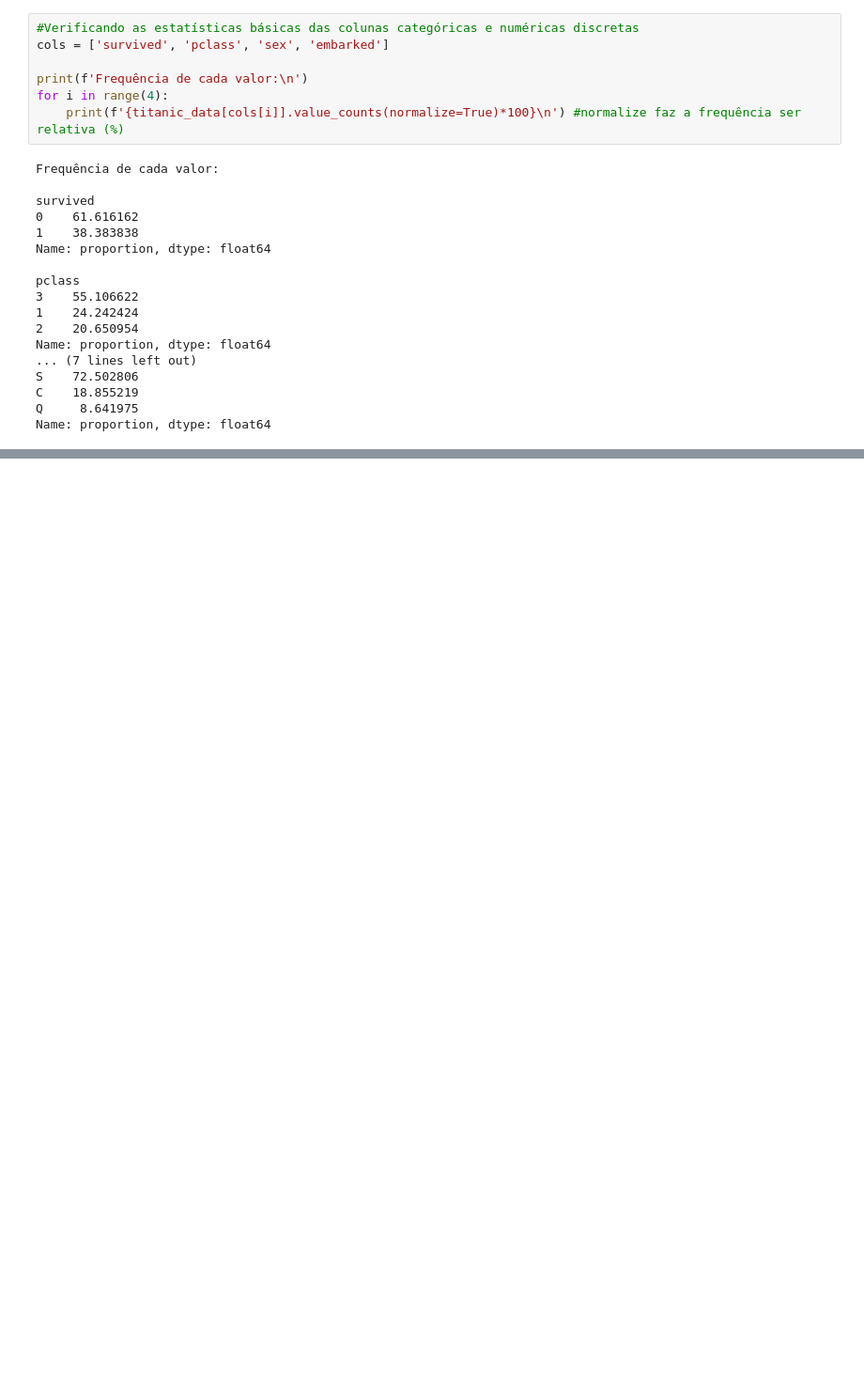
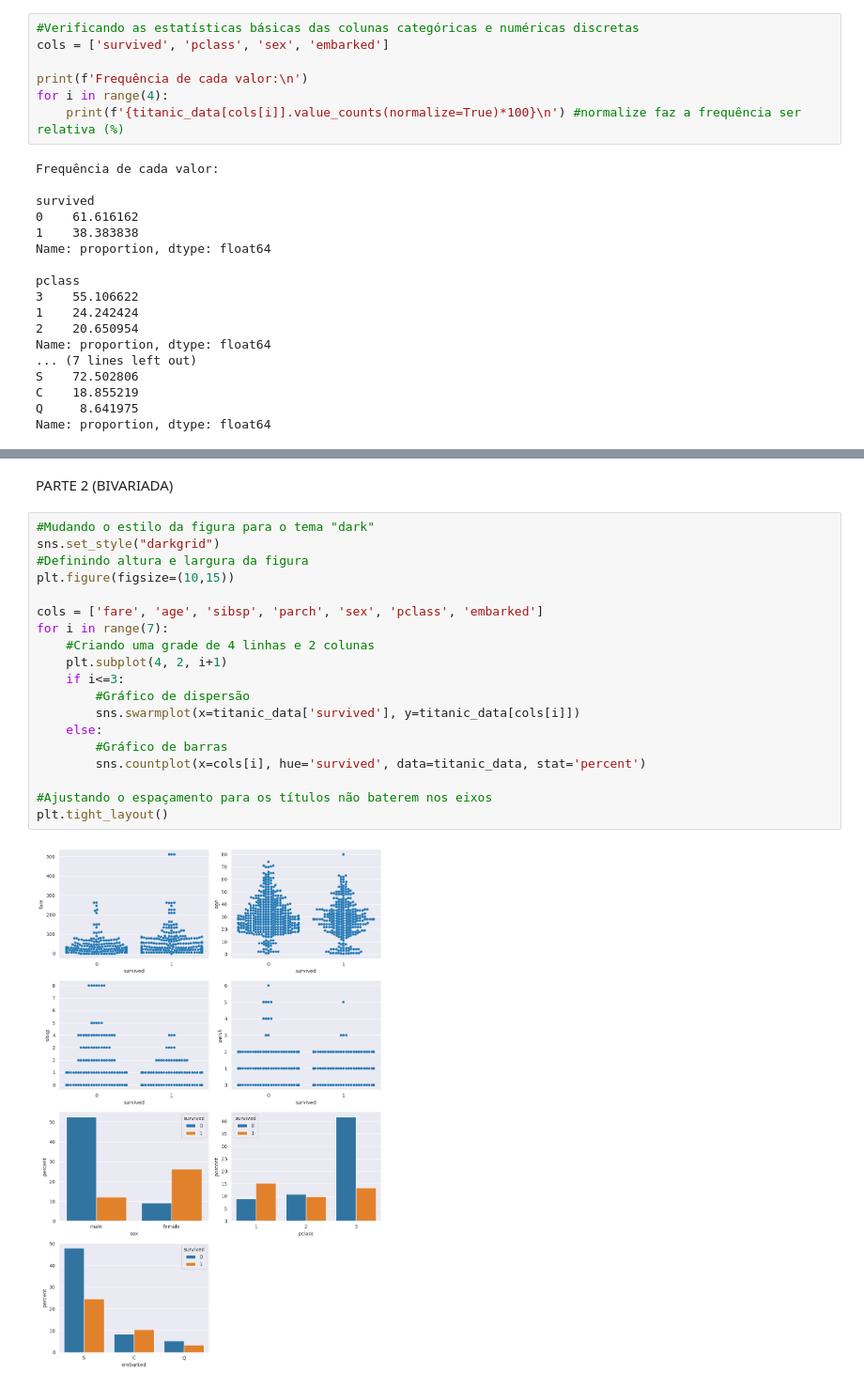
Before and after one commit to mlbvncs/Titanic_Data_Analysis, a Jupyter notebook: notebooks/main.ipynb, the cells around one changed output, grey strips where cells are left out. Shown at 94% size. Saved outputs shown, nothing was run; the diff lists cells and outputs as text; blank space fills up the shorter version.

```diff
--- a/notebooks/main.ipynb
+++ b/notebooks/main.ipynb
@@ -188,0 +222,23 @@ Name: proportion, dtype: float64
+# %% [markdown]
+PARTE 2 (BIVARIADA)
+# %%
+#Mudando o estilo da figura para o tema "dark"
+sns.set_style("darkgrid")
+#Definindo altura e largura da figura
+plt.figure(figsize=(10,15))
+
+cols = ['fare', 'age', 'sibsp', 'parch', 'sex', 'pclass', 'embarked']
+for i in range(7):
+    #Criando uma grade de 4 linhas e 2 colunas
+    plt.subplot(4, 2, i+1)
+    if i<=3:
+        #Gráfico de dispersão
+        sns.swarmplot(x=titanic_data['survived'], y=titanic_data[cols[i]])
+    else:
+        #Gráfico de barras
+        sns.countplot(x=cols[i], hue='survived', data=titanic_data, stat='percent')
+
+#Ajustando o espaçamento para os títulos não baterem nos eixos
+plt.tight_layout()
+# %% [output]
+[figure, added]
```
Also changed, not shown: parts of 9 cells of this notebook, 1 other file.
